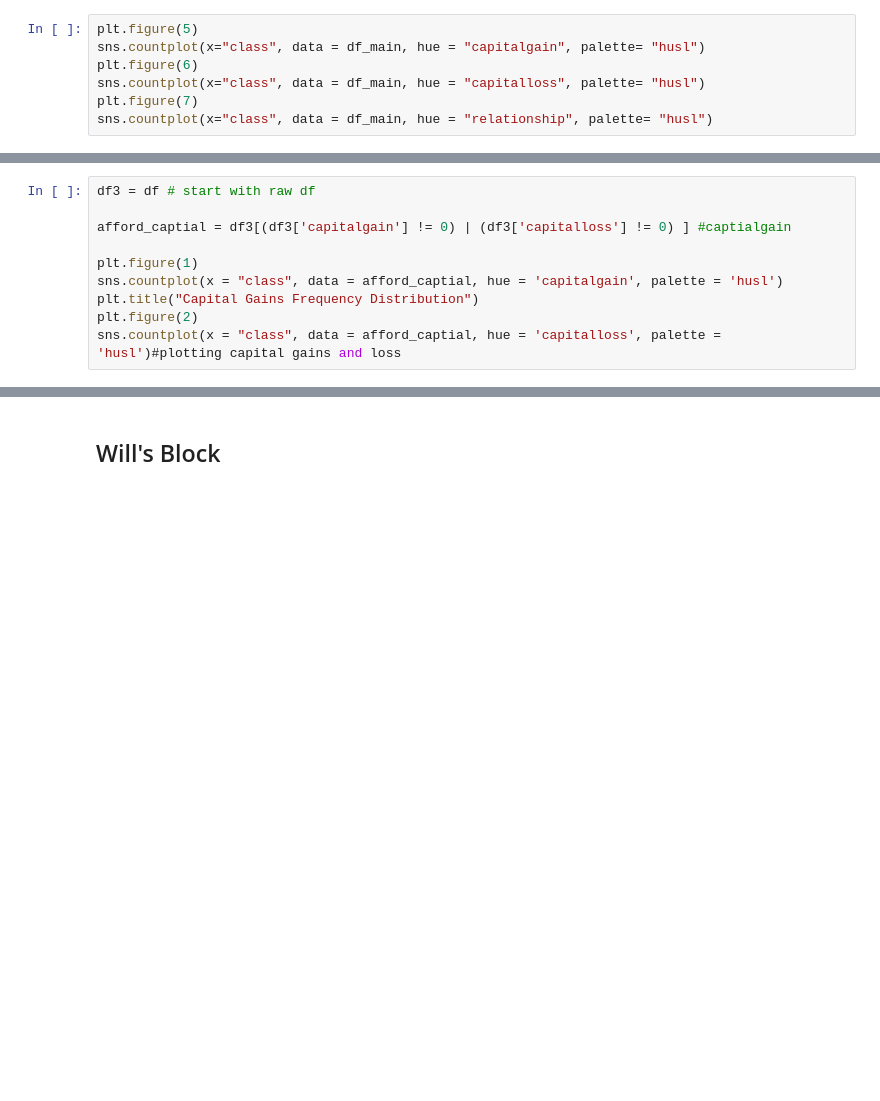
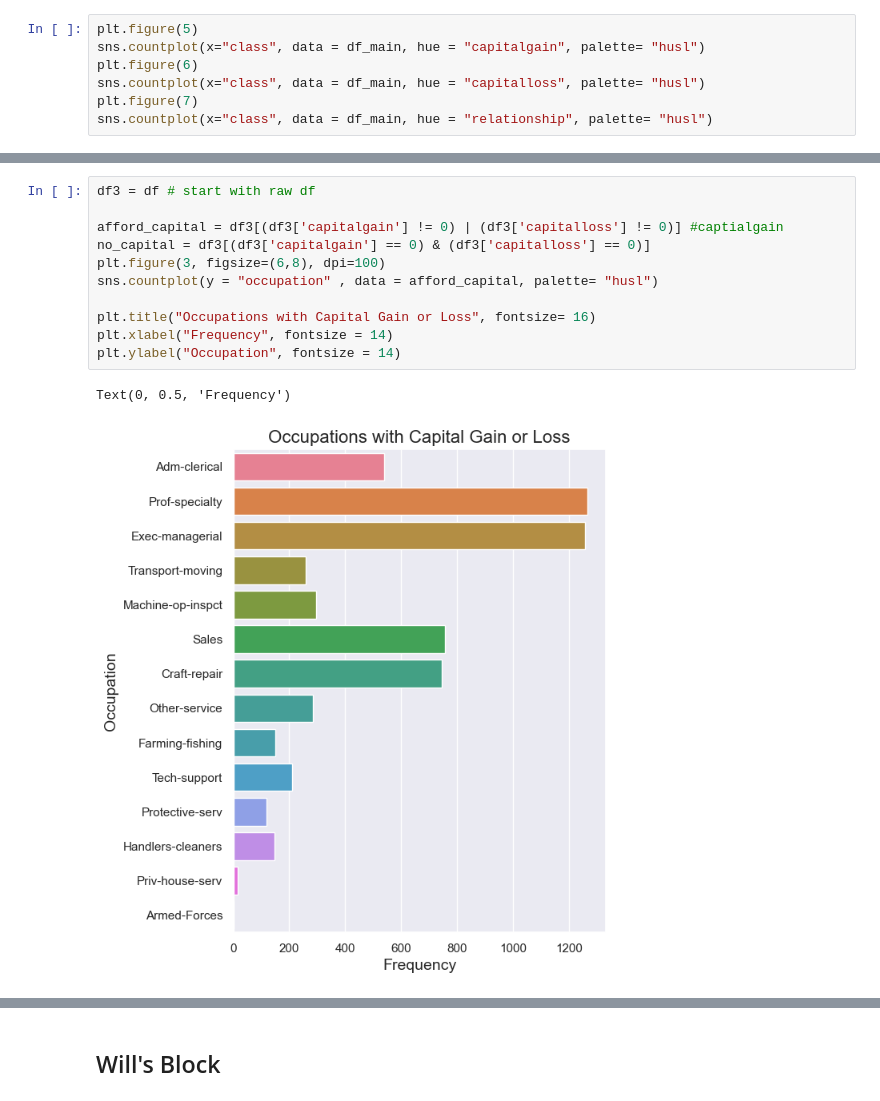
Before and after one commit to plasticfruittree/SciComp_Project, a Jupyter notebook: Main.ipynb, the cells around one changed output, grey strips where cells are left out. Cells and saved outputs as stored; diff of their text form; blank space fills up the shorter version.

Commit message:
Added figures to use with the presentation

```diff
--- a/Main.ipynb
+++ b/Main.ipynb
@@ -170,10 +180,14 @@ sns.countplot(x="class", data = private_workclass, hue = "occupation", palette=
 # %%
 df3 = df # start with raw df
 
-afford_captial = df3[(df3['capitalgain'] != 0) | (df3['capitalloss'] != 0) ] #captialgain
+afford_capital = df3[(df3['capitalgain'] != 0) | (df3['capitalloss'] != 0)] #captialgain
+no_capital = df3[(df3['capitalgain'] == 0) & (df3['capitalloss'] == 0)]
+plt.figure(3, figsize=(6,8), dpi=100)
+sns.countplot(y = "occupation" , data = afford_capital, palette= "husl")
 
-plt.figure(1)
-sns.countplot(x = "class", data = afford_captial, hue = 'capitalgain', palette = 'husl')
-plt.title("Capital Gains Frequency Distribution")
-plt.figure(2)
-sns.countplot(x = "class", data = afford_captial, hue = 'capitalloss', palette = 'husl')#plotting capital gains and loss
+plt.title("Occupations with Capital Gain or Loss", fontsize= 16)
+plt.xlabel("Frequency", fontsize = 14)
+plt.ylabel("Occupation", fontsize = 14)
+# %% [output]
+Text(0, 0.5, 'Frequency')
+[figure, added]
```
Also changed, not shown: parts of 6 cells of this notebook, 6 other files.
